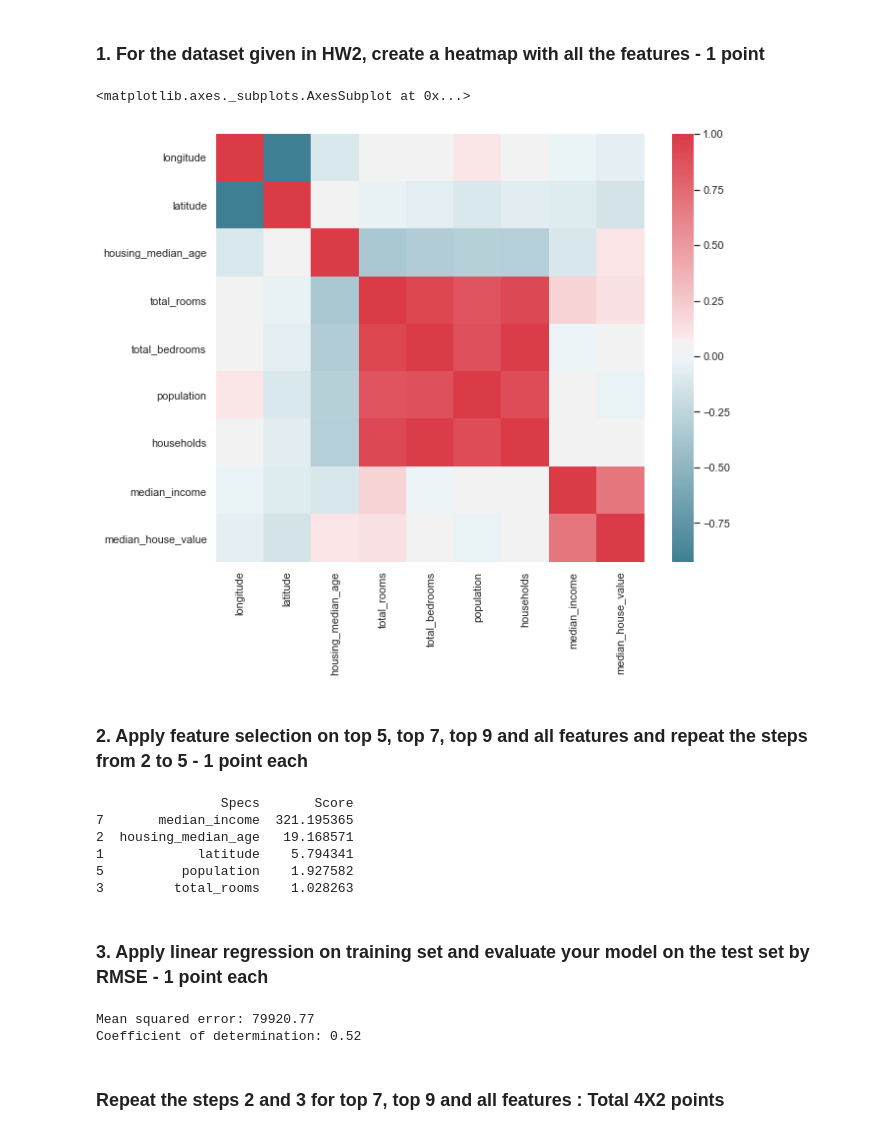
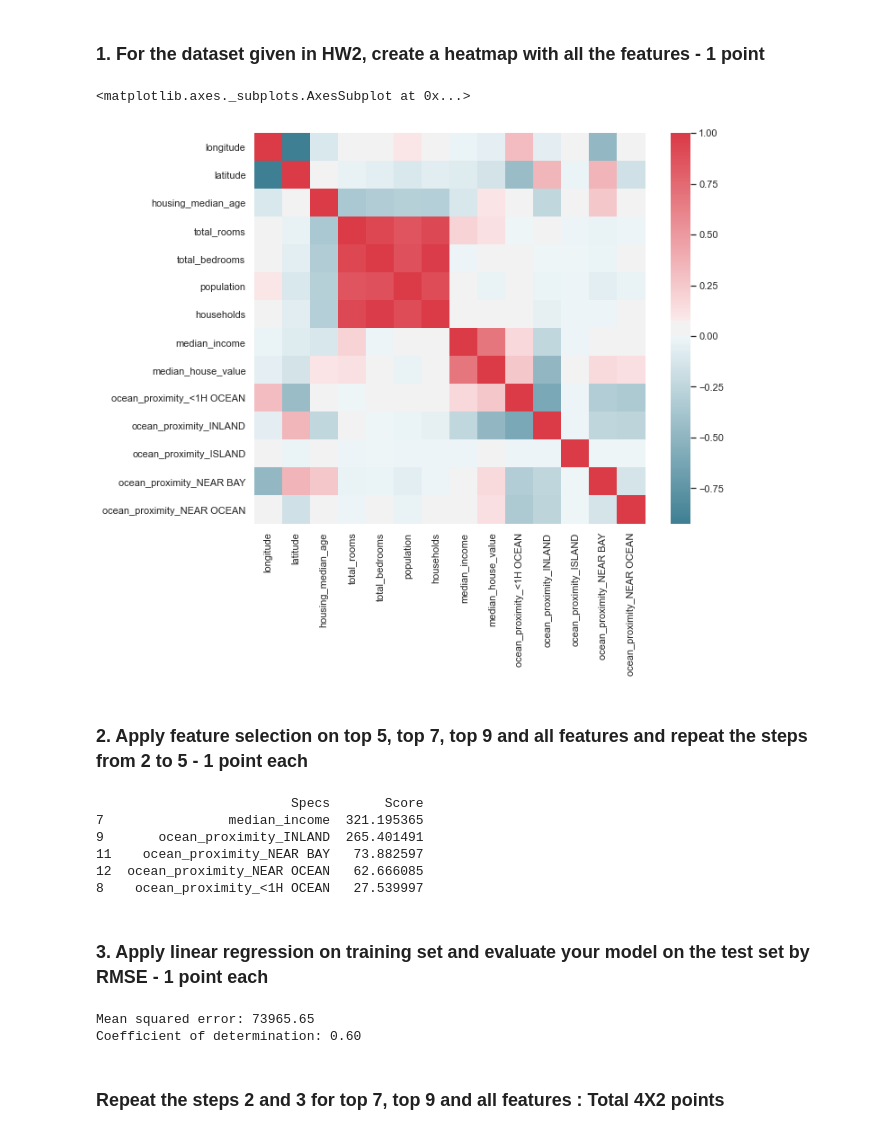
Before and after one commit to JacobBRodriguez/SJSU, a Jupyter notebook: Fall 2020/CMPE 257/Hw 3/HW3.ipynb, the cells around one changed output. Drawn from its saved outputs; the diff is of its cells as text; code cells hidden in the pictures.

Commit message:
Modify features and model params

```diff
--- a/Fall 2020/CMPE 257/Hw 3/HW3.ipynb
+++ b/Fall 2020/CMPE 257/Hw 3/HW3.ipynb
@@ -1,6 +1,10 @@
 # %% [markdown]
 ### 1. For the dataset given in HW2, create a heatmap with all the features - 1 point
 # %%
+# NOTE: For chi2 feature selection, I referred to the following guide to understand the implementation and used some of the
+# code within it: https://towardsdatascience.com/feature-selection-techniques-in-machine-learning-with-python-f24e7da3f36e
+# Code below is commented for each function to show understanding of applied functionality.
+
 # Import needed libraries to get data from URL and load into Pandas DF
 import os
 import tarfile
@@ -17,39 +21,37 @@ DATA_PATH = os.path.join("/Users/Do-While/Desktop/SJSU/Classes/SJSU/Fall 2020",
 def fetch_and_load_from_url(data_url, data_path):
 
     # If no data path exists, create directory
     if not os.path.isdir(DATA_PATH):
         os.makedirs(DATA_PATH)
     # create text document path under OS path
     txt_path = os.path.join(DATA_PATH, "hw2_data.txt")
     # Using URL, request data and return to created path
     urllib.request.urlretrieve(DATA_URL, txt_path)
     # Read in text file, convert csv to pandas df and return upon close of file
     with open(txt_path, "r") as file:
         return pd.read_csv(file, header=0)
 
 hwDataSet = fetch_and_load_from_url(DATA_URL, DATA_PATH)
 
 # Index DF from row 1 onward and save as new DF
 
 # Inferring object types for data analysis
 work_df = hwDataSet.infer_objects()
 
 # Getting rid of rows with NaN
 work_df.dropna(inplace=True)
 
-# Creating dummy variables for dataframe for categorical column
-#work_df = pd.get_dummies(work_df, columns=["ocean_proximity"])
-
-work_df.drop(columns="ocean_proximity", inplace=True)
+# Creating dummy variables (binary values) in dataframe for categorical column 'ocean proximity'
+work_df = pd.get_dummies(work_df, columns=["ocean_proximity"])
 
 # Creating figure and axis
 fig, ax = plt.subplots(figsize=(10,8))
 
-# Making heatmap with correlation information from dataframe with work_df.corr()
+# Making heatmap with correlation information from dataframe with .corr() function
 sns.heatmap(work_df.corr(), cmap=sns.diverging_palette(220, 10, as_cmap=True), square=True, ax=ax)
 # %% [output]
 <matplotlib.axes._subplots.AxesSubplot at 0x...>
-[figure, old version]
+[figure, new version]
 # %% [markdown]
 ### 2. Apply feature selection on top 5, top 7, top 9 and all features and repeat the steps from 2 to 5 - 1 point each
 # %%
@@ -60,25 +62,28 @@ from sklearn.preprocessing import MinMaxScaler
 
 # Creating scaler object
 min_max_scaler = MinMaxScaler()
-# Fitting and transforming training set data to scale
+# Fitting and transforming set data to scale
 min_max_train = min_max_scaler.fit_transform(work_df)
 
 # Recreating DF with original names with newly scaled data
 saved_names = work_df.columns
 min_max_train_df = pd.DataFrame(min_max_train, columns=saved_names)
-min_max_train_df
-# Splitting training data into features (X) and target (Y)
+
+# Splitting data into features (X) and target (Y)
 X = min_max_train_df.loc[:, min_max_train_df.columns != "median_house_value"]
 Y = min_max_train_df.iloc[:, 8]
+
+# Y needs to be categorical for fitting
 Y = Y.astype(int)
 
 
 # Applying chi2 feature selection to get 5 features
+# Code below referenced from website listed above
 
 from sklearn.feature_selection import SelectKBest
 from sklearn.feature_selection import chi2
 
-#apply SelectKBest class to extract top 5 best features
+#apply SelectKBest class to extract top k = 5 best features with score function being chi2
 bestfeatures = SelectKBest(score_func=chi2, k=5)
 # Fitting features to score function to get top 5
 fit = bestfeatures.fit(X,Y)
@@ -89,21 +94,22 @@ dfscores = pd.DataFrame(fit.scores_)
 dfcolumns = pd.DataFrame(X.columns)
 #concat two dataframes for better visualization
 featureScores = pd.concat([dfcolumns,dfscores],axis=1)
-featureScores.columns = ['Specs','Score']  #naming the dataframe columns
-print(featureScores.nlargest(5,'Score'))  #print 5 best features
+# Naming the dataframe columns
+featureScores.columns = ['Specs','Score']
+# Print 5 best features
+print(featureScores.nlargest(5,'Score'))
 # %% [output]
-                Specs       Score
-7       median_income  321.195365
-2  housing_median_age   19.168571
-1            latitude    5.794341
-5          population    1.927582
-3         total_rooms    1.028263
+                         Specs       Score
+7                median_income  321.195365
+9       ocean_proximity_INLAND  265.401491
+11    ocean_proximity_NEAR BAY   73.882597
+12  ocean_proximity_NEAR OCEAN   62.666085
+8    ocean_proximity_<1H OCEAN   27.539997
 # %% [markdown]
 ### 3. Apply linear regression on training set and evaluate your model on the test set by RMSE  - 1 point each
 # %%
 from sklearn import datasets, linear_model
 from sklearn.metrics import mean_squared_error, r2_score
-from math import sqrt
 
 # Function to create a mask of true or false for values that are less than .7 (our 70 % mark)
 def create_training_test(incoming_df):
@@ -124,8 +130,9 @@ testing_features = test_data[featureScores.nlargest(5,'Score')["Specs"]]
 training_target = training_data.iloc[:, 8]
 testing_target = test_data.iloc[:, 8]
 
+
 # Create linear regression object
-regr = linear_model.LinearRegression()
+regr = linear_model.LinearRegression(normalize=True)
 
 # Train the model using the training sets
 regr.fit(training_features, training_target)
@@ -134,13 +141,13 @@ regr.fit(training_features, training_target)
 target_predict = regr.predict(testing_features)
 
 print('Mean squared error: %.2f'
-      % sqrt(mean_squared_error(testing_target, target_predict)))
+      % mean_squared_error(testing_target, target_predict, squared=False))
 # The coefficient of determination: 1 is perfect prediction
 print('Coefficient of determination: %.2f'
       % r2_score(testing_target, target_predict))
 # %% [output]
-Mean squared error: 79920.77
-Coefficient of determination: 0.52
+Mean squared error: 73965.65
+Coefficient of determination: 0.60
 # %% [markdown]
 ### Repeat the steps 2 and 3 for top 7, top 9 and all features : Total 4X2 points
 # %% [markdown]
```
Also changed, not shown: parts of 6 cells of this notebook.
